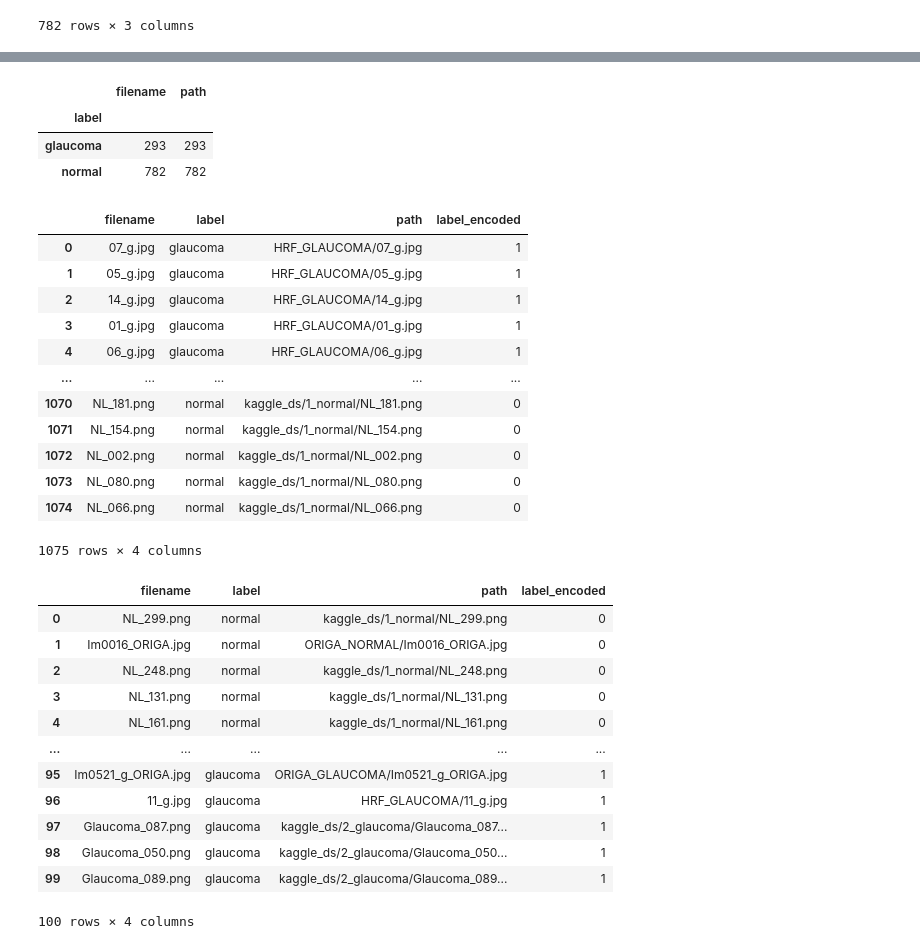
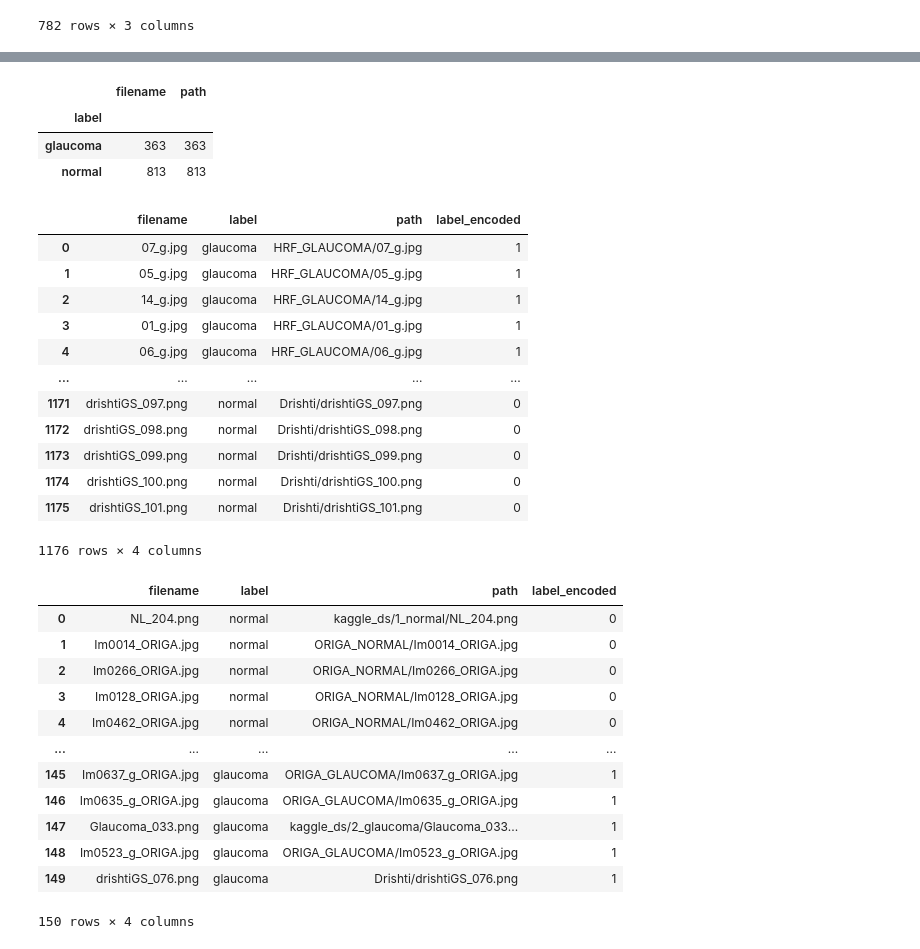
Before and after one commit to TanHaus/lifehack-2020, a Jupyter notebook: glaucoma_ds.ipynb, the cells around one changed output, grey strips where cells are left out. Drawn from its saved outputs; the diff is of its cells as text; code cells hidden in the pictures.

Commit message:
add drishti dataset

```diff
--- a/glaucoma_ds.ipynb
+++ b/glaucoma_ds.ipynb
@@ -10,3 +10,6 @@ import os
 
 import pandas as pd
 import matplotlib.pyplot as plt
+# %%
+drishti = pd.read_csv('Drishti.csv')
+drishti
@@ -12,0 +30,13 @@ import matplotlib.pyplot as plt
+# %%
+drishti = drishti.loc[:, ['Drishti-GS File', 'Total']]
+drishti.columns = ['filename', 'label']
+drishti['filename'] = drishti['filename'].str[:-1] + '.png'
+drishti['path'] = 'Drishti/' + drishti['filename']
+
+drishti_glau = drishti[drishti['label'] == 'Glaucomatous']
+drishti_norm = drishti[drishti['label'] == 'Normal']
+
+drishti_glau['label'] = 'glaucoma'
+drishti_norm['label'] = 'normal'
+
+drishti_glau
@@ -42,3 +86,6 @@ glau_df
 | 99 | Glaucoma_058.png | glaucoma | kaggle_ds/2_glaucoma/Glaucoma_058... |
 | 100 | Glaucoma_043.png | glaucoma | kaggle_ds/2_glaucoma/Glaucoma_043... |
 293 rows × 3 columns
+# %%
+glau_df = glau_df.append(drishti_glau, ignore_index=True)
+glau_df
@@ -74,3 +135,6 @@ normal_df
 | 298 | NL_080.png | normal | kaggle_ds/1_normal/NL_080.png |
 | 299 | NL_066.png | normal | kaggle_ds/1_normal/NL_066.png |
 782 rows × 3 columns
+# %%
+normal_df = normal_df.append(drishti_norm, ignore_index=True)
+normal_df
@@ -96,8 +174,8 @@ df.groupby('label').count()
 # %% [output]
 |  | filename | path |
 | label |  |  |
-| glaucoma | 293 | 293 |
-| normal | 782 | 782 |
+| glaucoma | 363 | 363 |
+| normal | 813 | 813 |
 # %%
 df['label_encoded'] = (df['label'] == 'glaucoma').astype(int)
 df
@@ -109,37 +187,37 @@ df
 | 3 | 01_g.jpg | glaucoma | HRF_GLAUCOMA/01_g.jpg | 1 |
 | 4 | 06_g.jpg | glaucoma | HRF_GLAUCOMA/06_g.jpg | 1 |
 | ... | ... | ... | ... | ... |
-| 1070 | NL_181.png | normal | kaggle_ds/1_normal/NL_181.png | 0 |
-| 1071 | NL_154.png | normal | kaggle_ds/1_normal/NL_154.png | 0 |
-| 1072 | NL_002.png | normal | kaggle_ds/1_normal/NL_002.png | 0 |
-| 1073 | NL_080.png | normal | kaggle_ds/1_normal/NL_080.png | 0 |
-| 1074 | NL_066.png | normal | kaggle_ds/1_normal/NL_066.png | 0 |
+| 1171 | drishtiGS_097.png | normal | Drishti/drishtiGS_097.png | 0 |
+| 1172 | drishtiGS_098.png | normal | Drishti/drishtiGS_098.png | 0 |
+| 1173 | drishtiGS_099.png | normal | Drishti/drishtiGS_099.png | 0 |
+| 1174 | drishtiGS_100.png | normal | Drishti/drishtiGS_100.png | 0 |
+| 1175 | drishtiGS_101.png | normal | Drishti/drishtiGS_101.png | 0 |
-1075 rows × 4 columns
+1176 rows × 4 columns
 # %%
-TEST_SIZE = 50
+TEST_SIZE = 75
 test_df = pd.DataFrame(columns=df.columns)
 
 for i in range(2):
     temp_df = df[df['label_encoded'] == i]
-    temp_df = temp_df.sample(TEST_SIZE)
+    temp_df = temp_df.sample(TEST_SIZE, random_state=0)
 
     test_df = test_df.append(temp_df, ignore_index=True)
 
 test_df
 # %% [output]
 |  | filename | label | path | label_encoded |
-| 0 | NL_299.png | normal | kaggle_ds/1_normal/NL_299.png | 0 |
-| 1 | Im0016_ORIGA.jpg | normal | ORIGA_NORMAL/Im0016_ORIGA.jpg | 0 |
-| 2 | NL_248.png | normal | kaggle_ds/1_normal/NL_248.png | 0 |
-| 3 | NL_131.png | normal | kaggle_ds/1_normal/NL_131.png | 0 |
-| 4 | NL_161.png | normal | kaggle_ds/1_normal/NL_161.png | 0 |
+| 0 | NL_204.png | normal | kaggle_ds/1_normal/NL_204.png | 0 |
+| 1 | Im0014_ORIGA.jpg | normal | ORIGA_NORMAL/Im0014_ORIGA.jpg | 0 |
+| 2 | Im0266_ORIGA.jpg | normal | ORIGA_NORMAL/Im0266_ORIGA.jpg | 0 |
+| 3 | Im0128_ORIGA.jpg | normal | ORIGA_NORMAL/Im0128_ORIGA.jpg | 0 |
+| 4 | Im0462_ORIGA.jpg | normal | ORIGA_NORMAL/Im0462_ORIGA.jpg | 0 |
 | ... | ... | ... | ... | ... |
-| 95 | Im0521_g_ORIGA.jpg | glaucoma | ORIGA_GLAUCOMA/Im0521_g_ORIGA.jpg | 1 |
-| 96 | 11_g.jpg | glaucoma | HRF_GLAUCOMA/11_g.jpg | 1 |
-| 97 | Glaucoma_087.png | glaucoma | kaggle_ds/2_glaucoma/Glaucoma_087... | 1 |
-| 98 | Glaucoma_050.png | glaucoma | kaggle_ds/2_glaucoma/Glaucoma_050... | 1 |
-| 99 | Glaucoma_089.png | glaucoma | kaggle_ds/2_glaucoma/Glaucoma_089... | 1 |
+| 145 | Im0637_g_ORIGA.jpg | glaucoma | ORIGA_GLAUCOMA/Im0637_g_ORIGA.jpg | 1 |
+| 146 | Im0635_g_ORIGA.jpg | glaucoma | ORIGA_GLAUCOMA/Im0635_g_ORIGA.jpg | 1 |
+| 147 | Glaucoma_033.png | glaucoma | kaggle_ds/2_glaucoma/Glaucoma_033... | 1 |
+| 148 | Im0523_g_ORIGA.jpg | glaucoma | ORIGA_GLAUCOMA/Im0523_g_ORIGA.jpg | 1 |
+| 149 | drishtiGS_076.png | glaucoma | Drishti/drishtiGS_076.png | 1 |
-100 rows × 4 columns
+150 rows × 4 columns
 # %%
 train_df = df[~df['path'].isin(test_df['path'])]
 train_df
```
Also changed, not shown: parts of 6 cells of this notebook, 1 other file.
